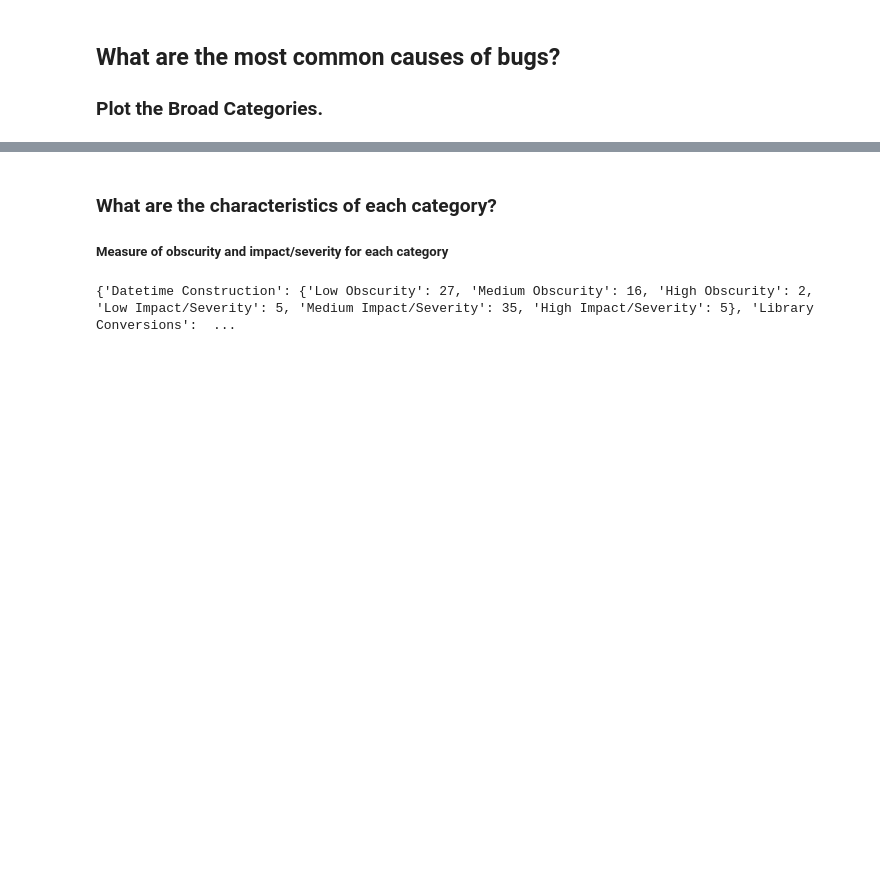
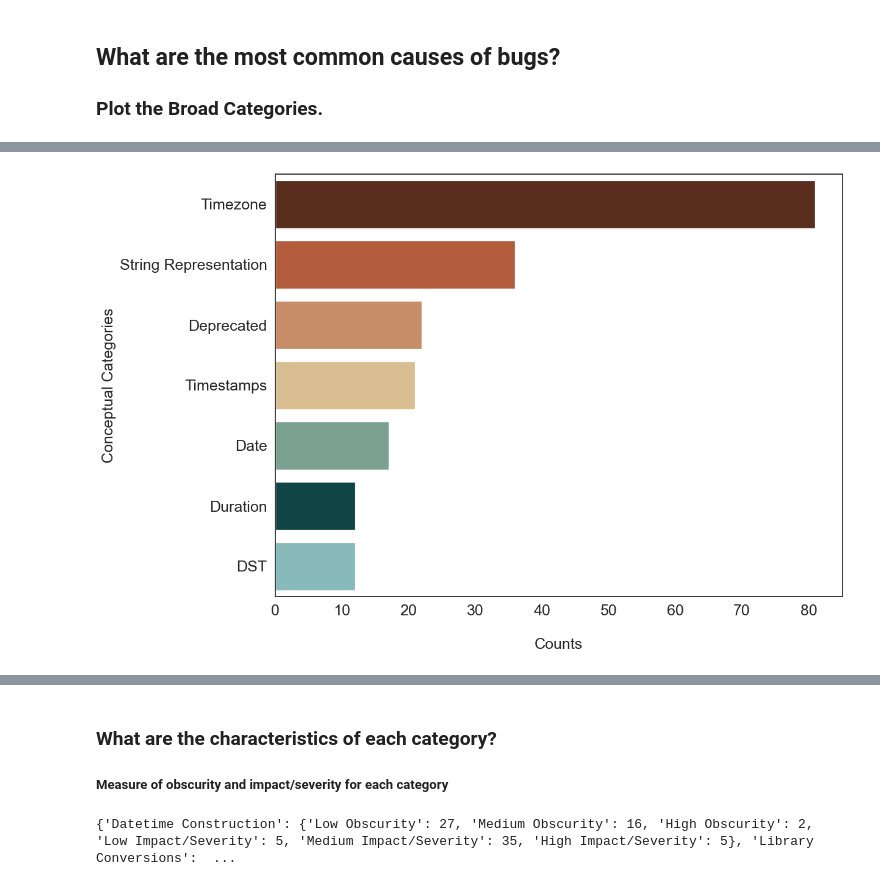
Before and after one commit to cmu-pasta/date-time, a Jupyter notebook: analysis/insights.ipynb, the cells around one changed output, grey strips where cells are left out. Cells and saved outputs as stored; diff of their text form; code cells hidden in the pictures; blank space fills up the shorter version.

```diff
--- a/analysis/insights.ipynb
+++ b/analysis/insights.ipynb
@@ -372,0 +150,87 @@ Color map: ['#642915', '#c7522a', '#d68a58', '#e5c185', '#74a892', '#094d4d', '#
+# %%
+# Define the colors for the bar chart
+colors = ["#642915", "#c7522a", "#d68a58", "#e5c185", "#74a892", "#094d4d", "#80c2c2", "#b1e0e0"]
+sns.set_theme(style='white')
+
+#######################################################################################
+
+# Conceptual Categories
+# Merge both categories into one Series
+combined_categories = pd.concat([df['Category 1'], df['Category 2']])
+
+# Count occurrences of each category
+category_counts = combined_categories.value_counts().reset_index()
+category_counts.columns = ['Category', 'Count']
+
+# Sort DataFrame by Count
+category_counts = category_counts.sort_values("Count", ascending=False)
+
+# Plotting
+plt.figure(figsize=(12, 9))
+ax = sns.barplot(x='Count', y='Category', data=category_counts, palette=colors)
+ax.set_xlabel('\nCounts', fontsize=18)
+ax.set_ylabel('Conceptual Categories', fontsize=18)
+ax.tick_params(axis='y', labelsize=18)  # Use this to control y-tick label sizes
+ax.tick_params(axis='x', labelsize=18)  # Use this to control x-tick label sizes
+
+plt.savefig(SAVE_PATH + 'conceptual_categories.pdf', bbox_inches='tight')
+plt.show()
+
+
+#######################################################################################
+
+
+# What are the most common Erroneous Computations?
+timezone_df = df.copy()
+
+# Merge both categories into one Series
+combined_categories = pd.concat([timezone_df['Erroneous Computation 1'], timezone_df['Erroneous Computation 2'], timezone_df['Erroneous Computation 3']])
+combined_categories = combined_categories.dropna()
+
+# Count occurrences of each category
+category_counts = combined_categories.value_counts().reset_index()
+category_counts.columns = ['Category', 'Count']
+
+# Sort DataFrame by Count
+category_counts = category_counts.sort_values("Count", ascending=False)
+
+# Plotting
+plt.figure(figsize=(12, 9))
+ax = sns.barplot(x='Count', y='Category', data=category_counts, palette=colors)
+ax.set_xlabel('\nCounts', fontsize=18)
+ax.set_ylabel('API Categories', fontsize=18)
+ax.tick_params(axis='y', labelsize=18)  # Use this to control y-tick label sizes
+ax.tick_params(axis='x', labelsize=18)  # Use this to control x-tick label sizes
+
+plt.savefig(SAVE_PATH + 'api_categories.pdf', bbox_inches='tight')
+plt.show()
+
+
+#######################################################################################
+
+
+# What are the most common Bug?
+timezone_df = df.copy()
+
+# Merge both categories into one Series
+combined_categories = pd.concat([timezone_df['Bug Pattern 1'], timezone_df['Bug Pattern 2'], timezone_df['Bug Pattern 3']])
+combined_categories = combined_categories.dropna()
+
+# Count occurrences of each category
+category_counts = combined_categories.value_counts().reset_index()
+category_counts.columns = ['Category', 'Count']
+
+# Sort DataFrame by Count
+category_counts = category_counts.sort_values("Count", ascending=False)
+
+# Plotting
+plt.figure(figsize=(12, 9))
+ax = sns.barplot(x='Count', y='Category', data=category_counts, palette=colors)
+ax.set_xlabel('\nCounts', fontsize=18)
+ax.set_ylabel('Root Causes', fontsize=18)
+ax.tick_params(axis='y', labelsize=18)  # Use this to control y-tick label sizes
+ax.tick_params(axis='x', labelsize=18)  # Use this to control x-tick label sizes
+
+plt.savefig(SAVE_PATH + 'root_causes.pdf', bbox_inches='tight')
+plt.show()
+# %% [output]
@@ -372,0 +240 @@ Color map: ['#642915', '#c7522a', '#d68a58', '#e5c185', '#74a892', '#094d4d', '#
+[figure, added]
```
Also changed, not shown: parts of 24 cells of this notebook, 24 other files.
